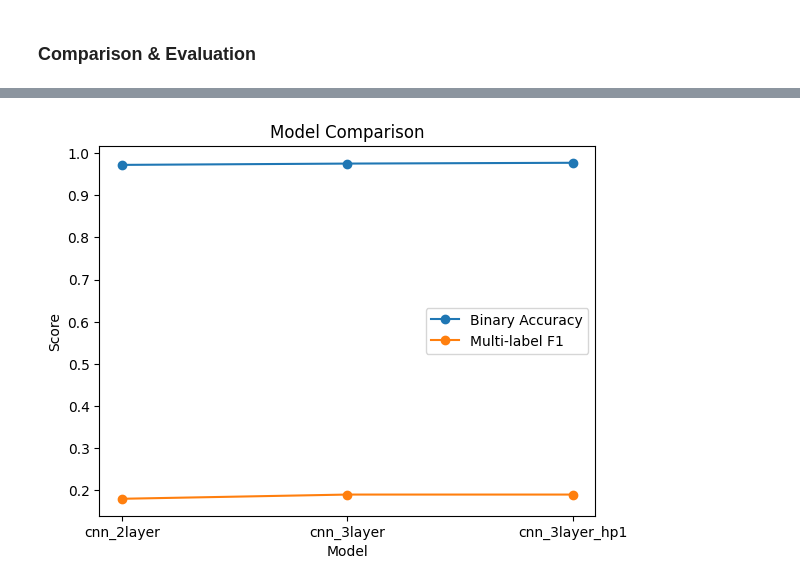
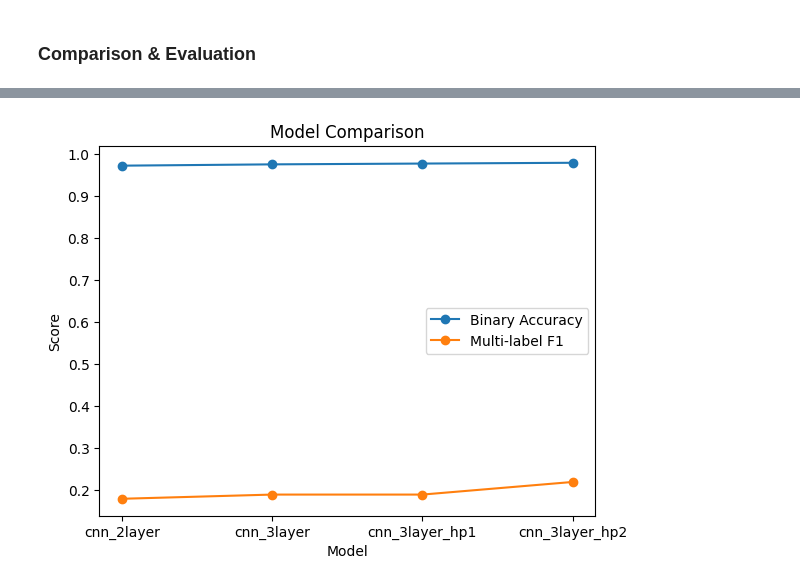
Before and after one commit to senggkiat/anomaly_detection_xray_scans, a Jupyter notebook: notebooks/1_cnn.ipynb, the cells around one changed output, grey strips where cells are left out. Cells and saved outputs as stored; diff of their text form; code cells hidden in the pictures.

```diff
--- a/notebooks/1_cnn.ipynb
+++ b/notebooks/1_cnn.ipynb
@@ -972,21 +1292,21 @@ plt.show()
 # %%
-models = ['cnn_2layer', 'cnn_3layer', 'cnn_3layer_hp1']
-binary_acc = [0.9719, 0.9750, 0.9769]
-multi_f1 = [0.18, 0.19, 0.19]
+models = ['cnn_2layer', 'cnn_3layer', 'cnn_3layer_hp1', 'cnn_3layer_hp2']
+binary_acc = [0.9719, 0.9750, 0.9769, 0.97875]
+multi_f1 = [0.18, 0.19, 0.19, 0.22]
 
 plt.figure()
 
 plt.plot(models, binary_acc, marker='o', label='Binary Accuracy')
 plt.plot(models, multi_f1, marker='o', label='Multi-label F1')
 
 plt.xlabel('Model')
 plt.ylabel('Score')
 plt.title('Model Comparison')
 plt.legend()
 
 plt.show()
 # %% [output]
-[figure, old version]
+[figure, new version]
 # %%
 from pathlib import Path
 import pickle
```
Also changed, not shown: parts of 16 cells of this notebook, 5 other files.
